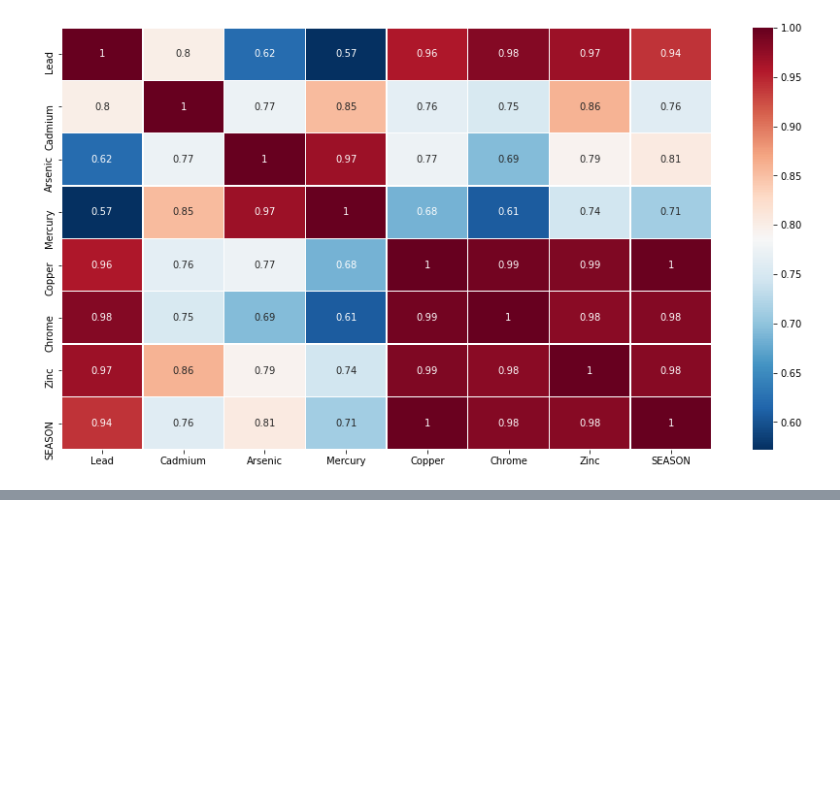
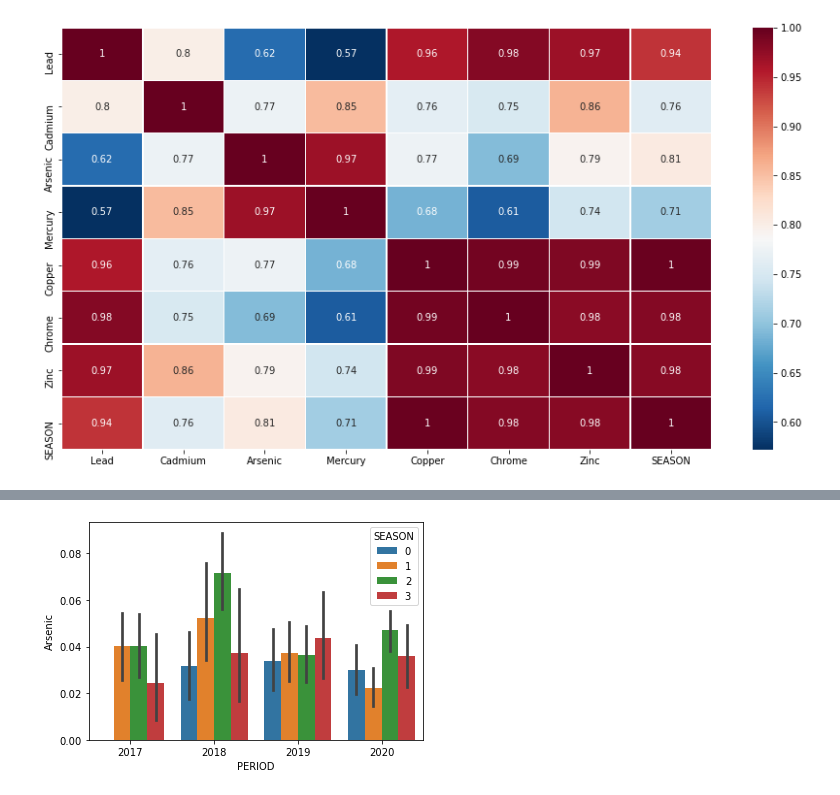
Before and after one commit to hajrashidimad/hack_be_o_impact, a Jupyter notebook: notebooks/HM.ipynb, the cells around one changed output, grey strips where cells are left out. Saved outputs shown, nothing was run; the diff lists cells and outputs as text; code cells hidden in the pictures; blank space fills up the shorter version.

```diff
--- a/notebooks/HM.ipynb
+++ b/notebooks/HM.ipynb
@@ -213,0 +210,4 @@ ax.set_xticklabels(labels=df.Lead, rotation=45, ha='right')
+# %%
+ax = sns.barplot(x='PERIOD',y='Arsenic',hue='SEASON',data=df)
+# %% [output]
+[figure, added]
```
Also changed, not shown: parts of 11 cells of this notebook.
